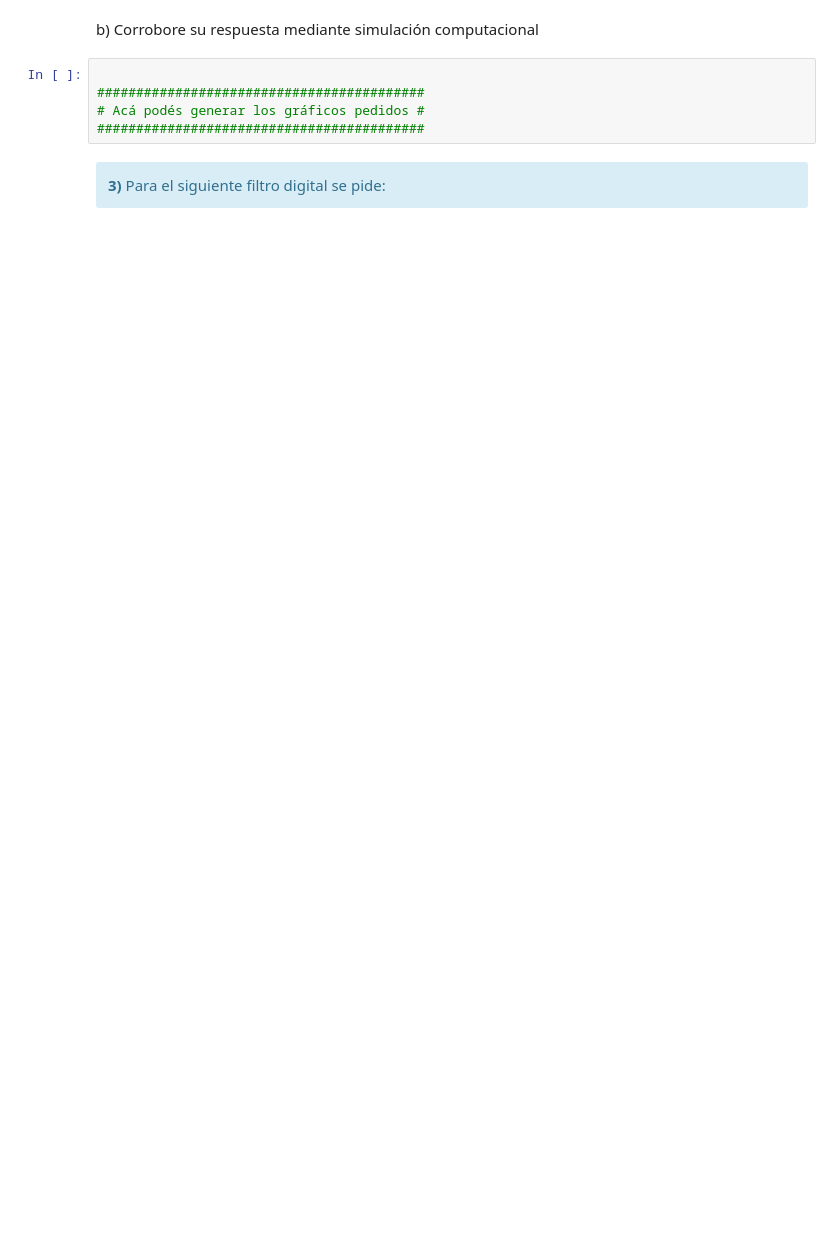
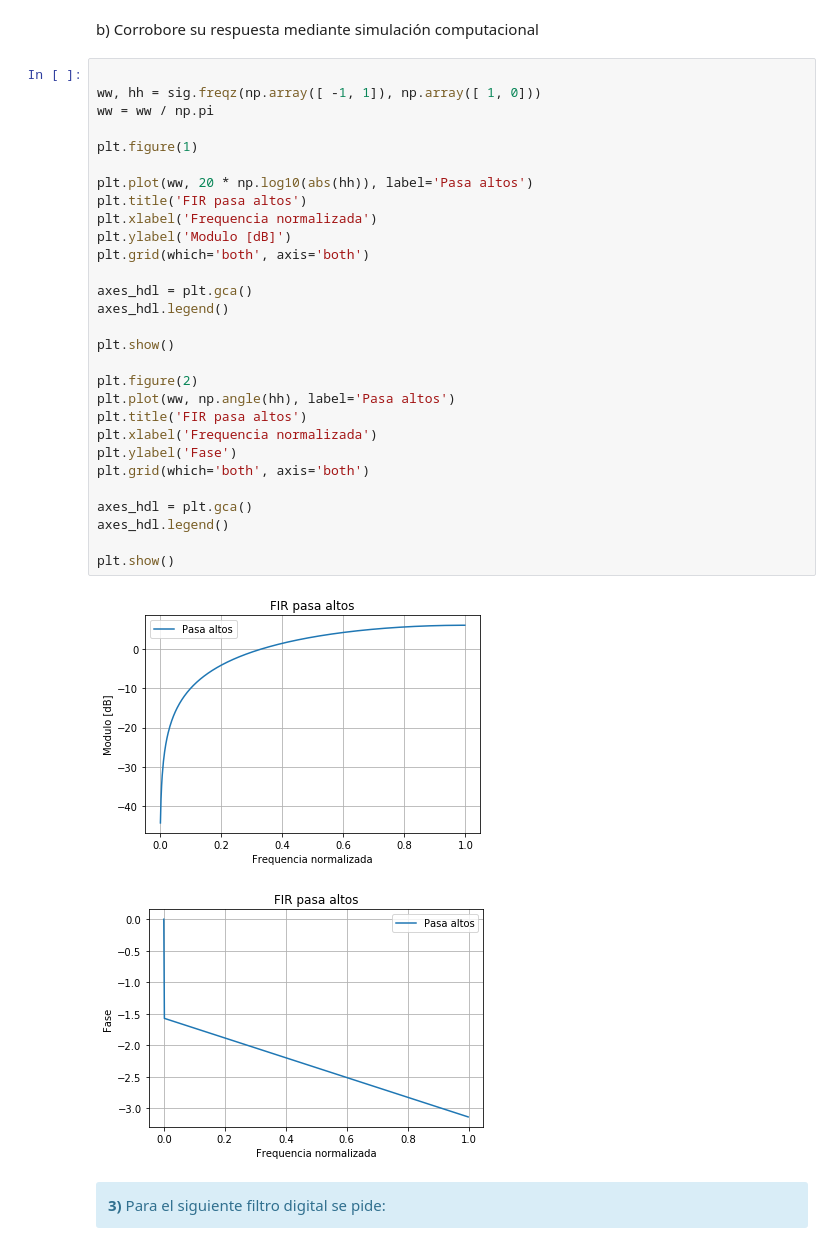
Before and after one commit to valentinPertierra/DSP_UTN, a Jupyter notebook: TP4/Informe/TP4 - Filtrado.ipynb, the cells around one changed output. Saved outputs shown, nothing was run; the diff lists cells and outputs as text; blank space fills up the shorter version.

```diff
--- a/TP4/Informe/TP4 - Filtrado.ipynb
+++ b/TP4/Informe/TP4 - Filtrado.ipynb
@@ -100,11 +113,38 @@ $$ h(k) = (-1, 1) $$
 <img src="./escriba_aqui.png" align="center" width="50%" />
 # %% [markdown]
    b) Corrobore su respuesta mediante simulación computacional
-# %%
-
-##########################################
-# Acá podés generar los gráficos pedidos #
-##########################################
+# %%
+
+ww, hh = sig.freqz(np.array([ -1, 1]), np.array([ 1, 0]))
+ww = ww / np.pi
+
+plt.figure(1)
+
+plt.plot(ww, 20 * np.log10(abs(hh)), label='Pasa altos')
+plt.title('FIR pasa altos')
+plt.xlabel('Frequencia normalizada')
+plt.ylabel('Modulo [dB]')
+plt.grid(which='both', axis='both')
+
+axes_hdl = plt.gca()
+axes_hdl.legend()
+
+plt.show()
+
+plt.figure(2)
+plt.plot(ww, np.angle(hh), label='Pasa altos')
+plt.title('FIR pasa altos')
+plt.xlabel('Frequencia normalizada')
+plt.ylabel('Fase')
+plt.grid(which='both', axis='both')
+
+axes_hdl = plt.gca()
+axes_hdl.legend()
+
+plt.show()
+# %% [output]
+[figure, added]
+[figure, added]
 # %% [markdown]
 <div class="alert alert-block alert-info">
 <b>3)</b> Para el siguiente filtro digital se pide:
```
Also changed, not shown: parts of 3 cells of this notebook.
